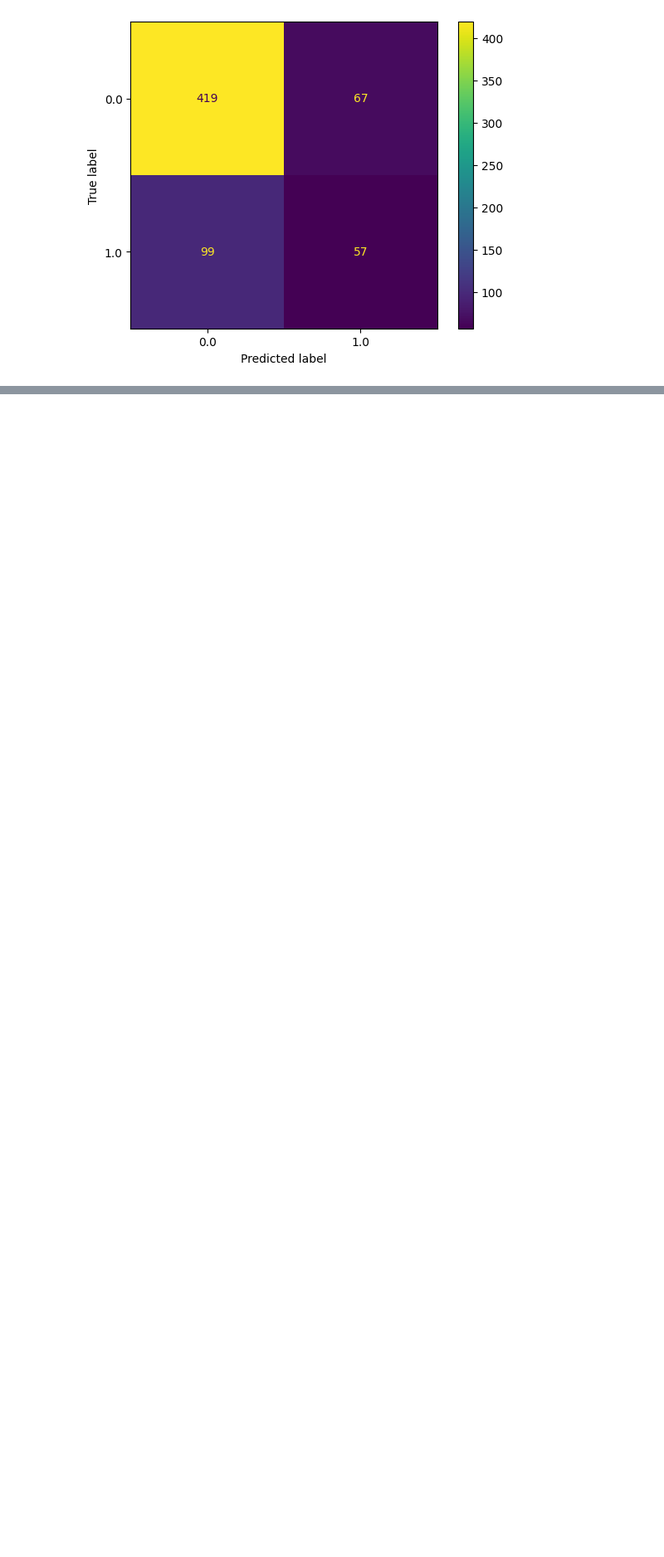
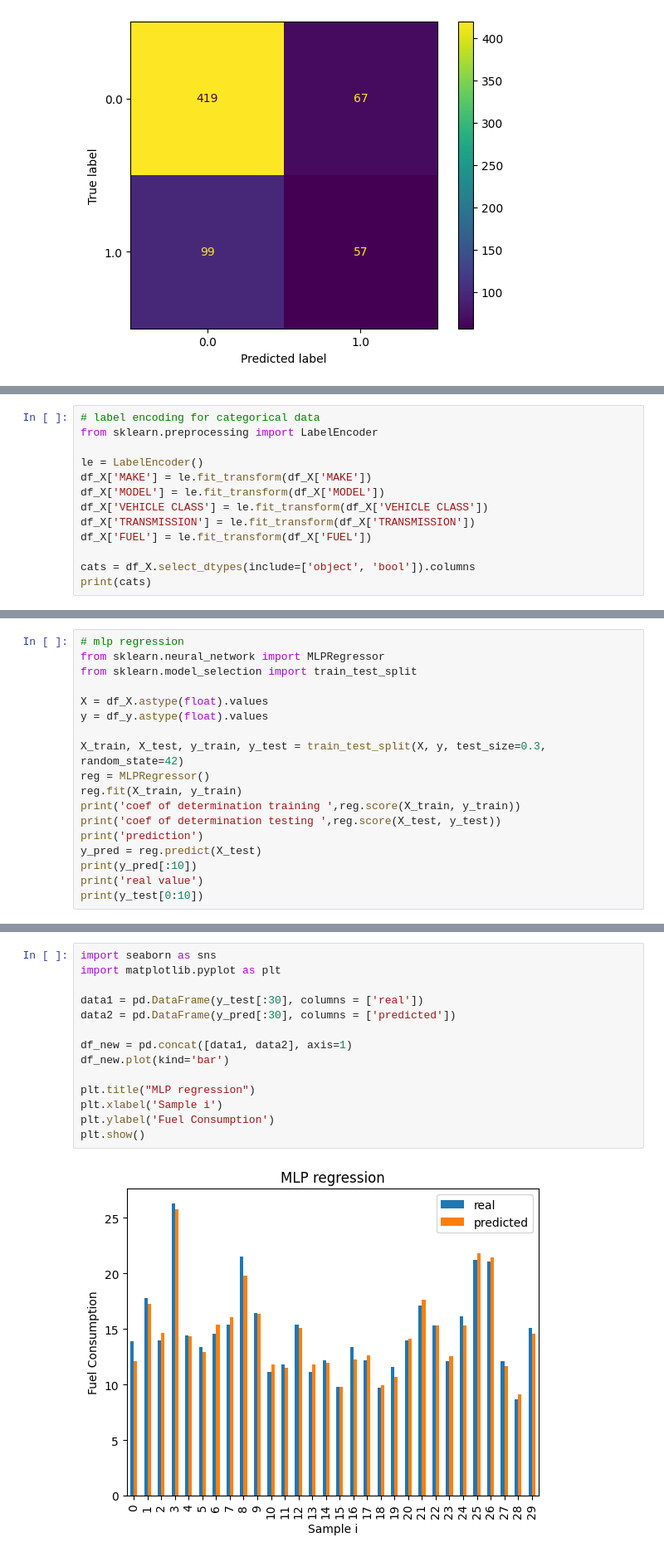
Before and after one commit to aliifam/ppd, a Jupyter notebook: ppd/pekan10/2.ipynb, the cells around one changed output, grey strips where cells are left out. Shown at 83% size. Cells and saved outputs as stored; diff of their text form; blank space fills up the shorter version.

```diff
--- a/ppd/pekan10/2.ipynb
+++ b/ppd/pekan10/2.ipynb
@@ -178,0 +233,13 @@ df = pd.read_csv('data/FuelConsumption.csv')
+# %%
+# label encoding for categorical data
+from sklearn.preprocessing import LabelEncoder
+
+le = LabelEncoder()
+df_X['MAKE'] = le.fit_transform(df_X['MAKE'])
+df_X['MODEL'] = le.fit_transform(df_X['MODEL'])
+df_X['VEHICLE CLASS'] = le.fit_transform(df_X['VEHICLE CLASS'])
+df_X['TRANSMISSION'] = le.fit_transform(df_X['TRANSMISSION'])
+df_X['FUEL'] = le.fit_transform(df_X['FUEL'])
+
+cats = df_X.select_dtypes(include=['object', 'bool']).columns
+print(cats)
@@ -178,0 +248,18 @@ df = pd.read_csv('data/FuelConsumption.csv')
+# %%
+# mlp regression
+from sklearn.neural_network import MLPRegressor
+from sklearn.model_selection import train_test_split
+
+X = df_X.astype(float).values
+y = df_y.astype(float).values
+
+X_train, X_test, y_train, y_test = train_test_split(X, y, test_size=0.3, random_state=42)
+reg = MLPRegressor()
+reg.fit(X_train, y_train)
+print('coef of determination training ',reg.score(X_train, y_train))
+print('coef of determination testing ',reg.score(X_test, y_test))
+print('prediction')
+y_pred = reg.predict(X_test)
+print(y_pred[:10])
+print('real value')
+print(y_test[0:10])
@@ -178,0 +295,16 @@ df = pd.read_csv('data/FuelConsumption.csv')
+# %%
+import seaborn as sns
+import matplotlib.pyplot as plt
+
+data1 = pd.DataFrame(y_test[:30], columns = ['real'])
+data2 = pd.DataFrame(y_pred[:30], columns = ['predicted'])
+
+df_new = pd.concat([data1, data2], axis=1)
+df_new.plot(kind='bar')
+
+plt.title("MLP regression")
+plt.xlabel('Sample i')
+plt.ylabel('Fuel Consumption')
+plt.show()
+# %% [output]
+[figure, added]
```
Also changed, not shown: parts of 9 cells of this notebook, 1 other file.
